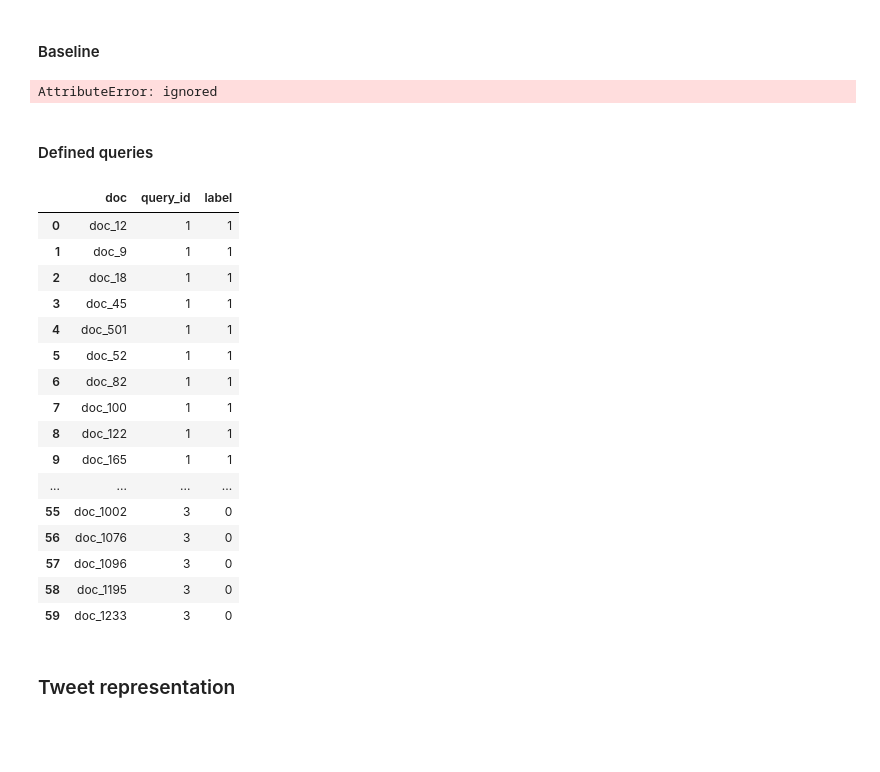
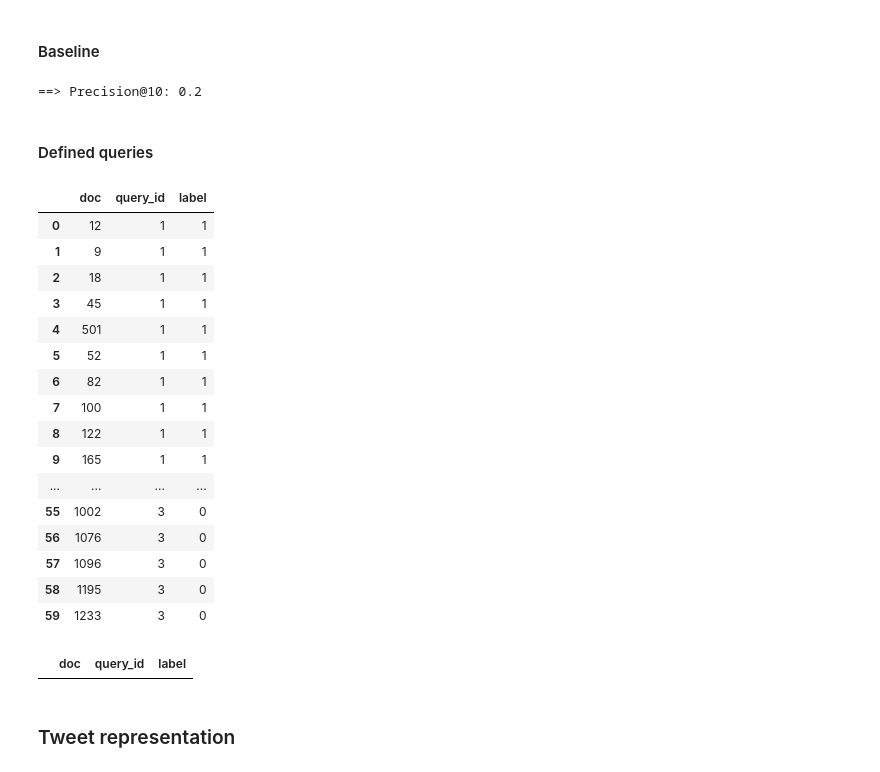
Before and after one commit to Rafael-Bardisa/IRWA-2022-u172944-u172935, a Jupyter notebook: IRWA-2022-part-2/Practice_2.ipynb, the cells around one changed output. Cells and saved outputs as stored; diff of their text form; code cells hidden in the pictures; blank space fills up the shorter version.

```diff
--- a/IRWA-2022-part-2/Practice_2.ipynb
+++ b/IRWA-2022-part-2/Practice_2.ipynb
@@ -345,34 +346,44 @@ with open(f'{BASEDIR}/data/evaluation_gt.csv', 'r') as file:
     ev_array = file.readlines()
     ev_array = [row.rstrip().split(',') for row in ev_array]
 df = pd.DataFrame(ev_array[1:],
-             columns=[ev_array[0]])
+             columns=ev_array[0])
+#df = df.reset_index()  # make sure indexes pair with number of rows
+
+for index, row in df.iterrows():
+  df['doc'][index] = int(df['doc'][index].split("_")[1])
+df['query_id'] = pd.to_numeric(df['query_id'])
+df['label'] = pd.to_numeric(df['label'])
 # %%
-current_query_res = df[df["query_id"] == 0]
+current_query_res = df[df["query_id"] == 2]
 k = 10
-print("==> Precision@{}: {}\n".format(k, precision_k(current_query_res["label"], current_query_res["label"], k)))
+print("==> Precision@{}: {}\n".format(k, precision_k(current_query_res["label"], current_query_res["doc"], k)))
 # %% [output]
-AttributeError: ignored
+==> Precision@10: 0.2
 # %% [markdown]
 #### Defined queries
+# %%
+df
+# %% [output]
+|  | doc | query_id | label |
+| 0 | 12 | 1 | 1 |
+| 1 | 9 | 1 | 1 |
+| 2 | 18 | 1 | 1 |
+| 3 | 45 | 1 | 1 |
+| 4 | 501 | 1 | 1 |
+| 5 | 52 | 1 | 1 |
+| 6 | 82 | 1 | 1 |
+| 7 | 100 | 1 | 1 |
+| 8 | 122 | 1 | 1 |
+| 9 | 165 | 1 | 1 |
+| ... | ... | ... | ... |
+| 55 | 1002 | 3 | 0 |
+| 56 | 1076 | 3 | 0 |
+| 57 | 1096 | 3 | 0 |
+| 58 | 1195 | 3 | 0 |
+| 59 | 1233 | 3 | 0 |
 # %%
-df
+current_query_res
 # %% [output]
 |  | doc | query_id | label |
-| 0 | doc_12 | 1 | 1 |
-| 1 | doc_9 | 1 | 1 |
-| 2 | doc_18 | 1 | 1 |
-| 3 | doc_45 | 1 | 1 |
-| 4 | doc_501 | 1 | 1 |
-| 5 | doc_52 | 1 | 1 |
-| 6 | doc_82 | 1 | 1 |
-| 7 | doc_100 | 1 | 1 |
-| 8 | doc_122 | 1 | 1 |
-| 9 | doc_165 | 1 | 1 |
-| ... | ... | ... | ... |
-| 55 | doc_1002 | 3 | 0 |
-| 56 | doc_1076 | 3 | 0 |
-| 57 | doc_1096 | 3 | 0 |
-| 58 | doc_1195 | 3 | 0 |
-| 59 | doc_1233 | 3 | 0 |
 # %% [markdown]
 ### Tweet representation
```
Also changed, not shown: parts of 3 cells of this notebook.
